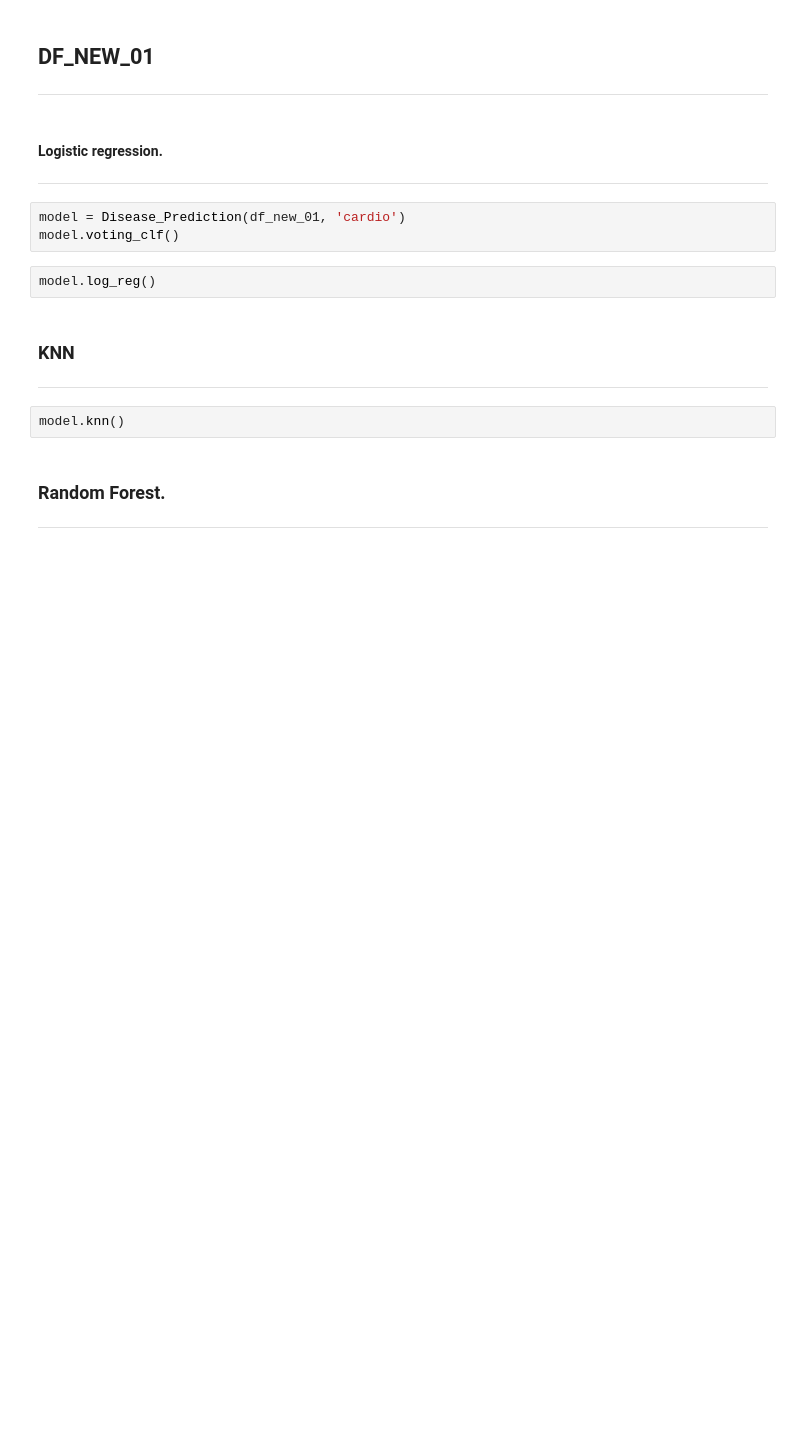
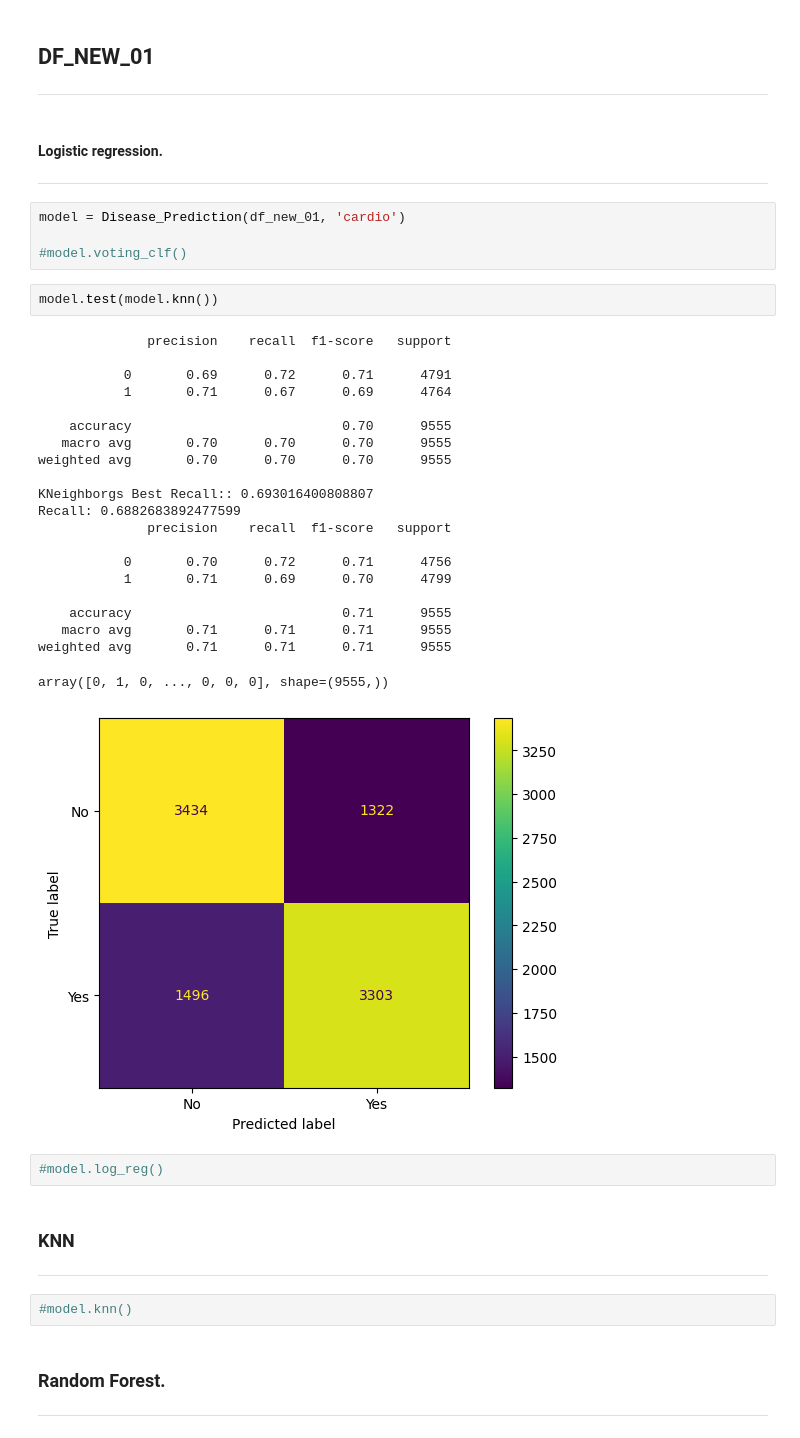
Before and after one commit to S1gge/Machine-Learning-Medical-Prediction, a Jupyter notebook: Lab_01/Test.ipynb, the cells around one changed output. Drawn from its saved outputs; the diff is of its cells as text; blank space fills up the shorter version.

```diff
--- a/Lab_01/Test.ipynb
+++ b/Lab_01/Test.ipynb
@@ -66,14 +122,39 @@ df_new_02.head()
 ---
 # %%
 model = Disease_Prediction(df_new_01, 'cardio')
-model.voting_clf()
+
+#model.voting_clf()
-# %%
-model.log_reg()
+# %%
+model.test(model.knn())
+# %% [output]
+              precision    recall  f1-score   support
+
+           0       0.69      0.72      0.71      4791
+           1       0.71      0.67      0.69      4764
+
+    accuracy                           0.70      9555
+   macro avg       0.70      0.70      0.70      9555
+weighted avg       0.70      0.70      0.70      9555
+
+KNeighborgs Best Recall:: 0.693016400808807
+Recall: 0.6882683892477599
+              precision    recall  f1-score   support
+
+           0       0.70      0.72      0.71      4756
+           1       0.71      0.69      0.70      4799
+
+    accuracy                           0.71      9555
+   macro avg       0.71      0.71      0.71      9555
+weighted avg       0.71      0.71      0.71      9555
+array([0, 1, 0, ..., 0, 0, 0], shape=(9555,))
+[figure, added]
+# %%
+#model.log_reg()
 # %% [markdown]
 ### KNN
 ---
-# %%
-model.knn()
+# %%
+#model.knn()
 # %% [markdown]
 ### Random Forest.
 ---
```
Also changed, not shown: parts of 9 cells of this notebook, 4 other files.
